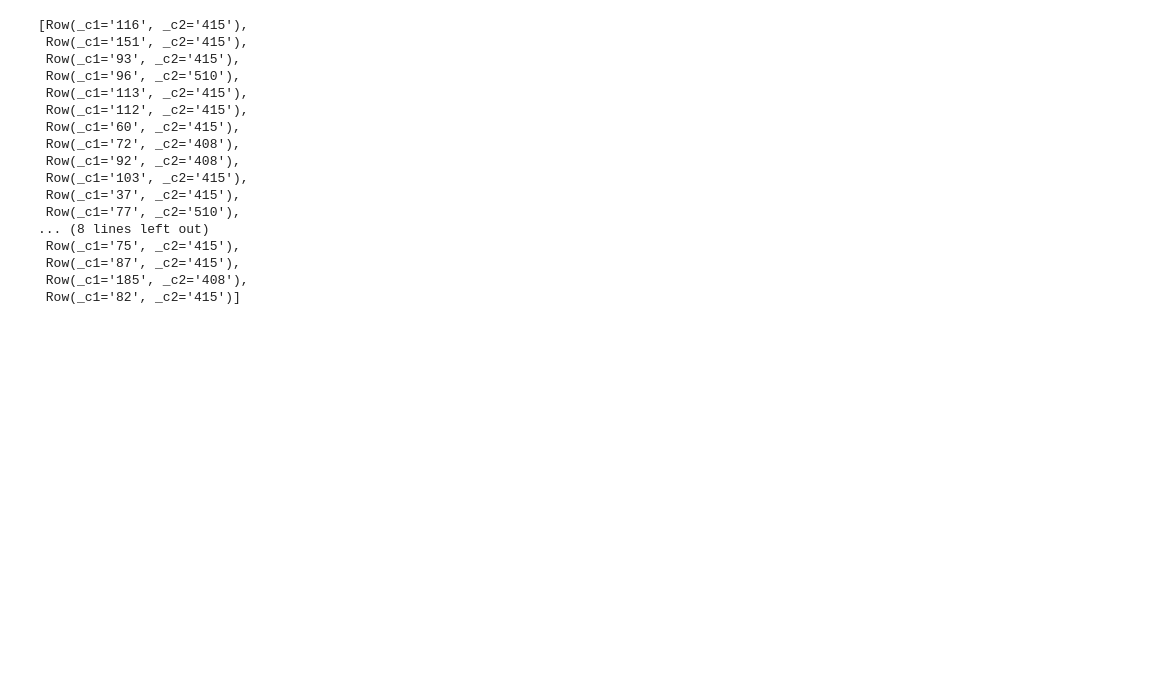
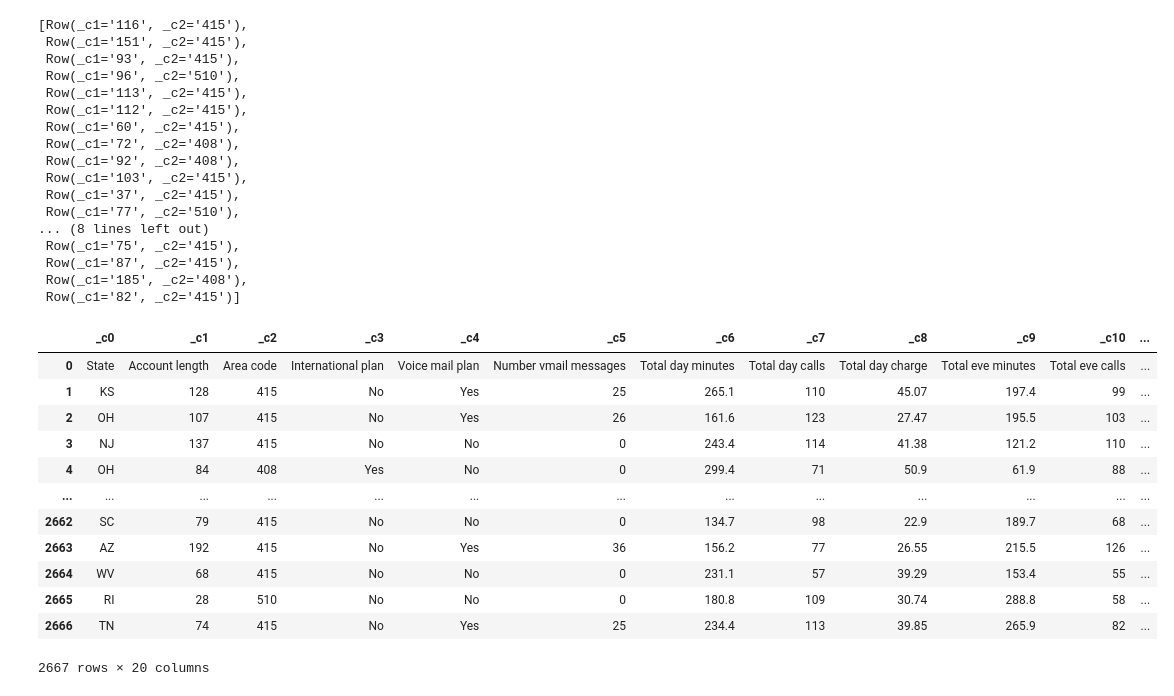
Before and after one commit to lukeml/kaggle_test, a Jupyter notebook: trying-spark.ipynb, the cells around one changed output. Saved outputs shown, nothing was run; the diff lists cells and outputs as text; code cells hidden in the pictures; blank space fills up the shorter version.

```diff
--- a/trying-spark.ipynb
+++ b/trying-spark.ipynb
@@ -300,3 +316,19 @@ data.select(['_c1', '_c2']).where(data._c0 == 'CA').collect()
  Row(_c1='87', _c2='415'),
  Row(_c1='185', _c2='408'),
  Row(_c1='82', _c2='415')]
+# %%
+data.toPandas()
+# %% [output]
+|  | _c0 | _c1 | _c2 | _c3 | _c4 | _c5 | _c6 | _c7 | _c8 | _c9 | _c10 | ... |
+| 0 | State | Account length | Area code | International plan | Voice mail plan | Number vmail messages | Total day minutes | Total day calls | Total day charge | Total eve minutes | Total eve calls | ... |
+| 1 | KS | 128 | 415 | No | Yes | 25 | 265.1 | 110 | 45.07 | 197.4 | 99 | ... |
+| 2 | OH | 107 | 415 | No | Yes | 26 | 161.6 | 123 | 27.47 | 195.5 | 103 | ... |
+| 3 | NJ | 137 | 415 | No | No | 0 | 243.4 | 114 | 41.38 | 121.2 | 110 | ... |
+| 4 | OH | 84 | 408 | Yes | No | 0 | 299.4 | 71 | 50.9 | 61.9 | 88 | ... |
+| ... | ... | ... | ... | ... | ... | ... | ... | ... | ... | ... | ... | ... |
+| 2662 | SC | 79 | 415 | No | No | 0 | 134.7 | 98 | 22.9 | 189.7 | 68 | ... |
+| 2663 | AZ | 192 | 415 | No | Yes | 36 | 156.2 | 77 | 26.55 | 215.5 | 126 | ... |
+| 2664 | WV | 68 | 415 | No | No | 0 | 231.1 | 57 | 39.29 | 153.4 | 55 | ... |
+| 2665 | RI | 28 | 510 | No | No | 0 | 180.8 | 109 | 30.74 | 288.8 | 58 | ... |
+| 2666 | TN | 74 | 415 | No | Yes | 25 | 234.4 | 113 | 39.85 | 265.9 | 82 | ... |
+2667 rows × 20 columns
```
Also changed, not shown: parts of 9 cells of this notebook.
